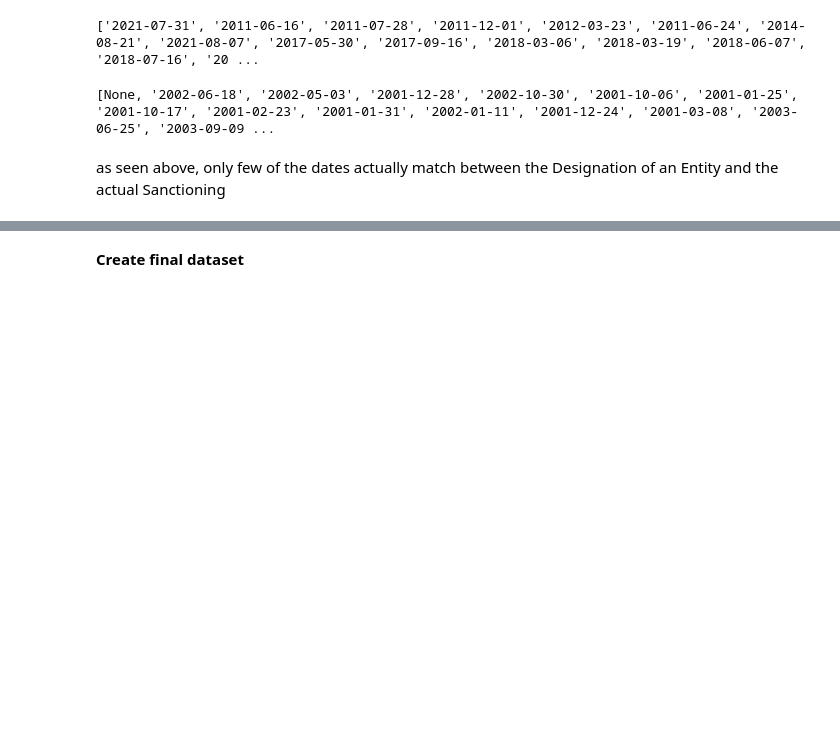
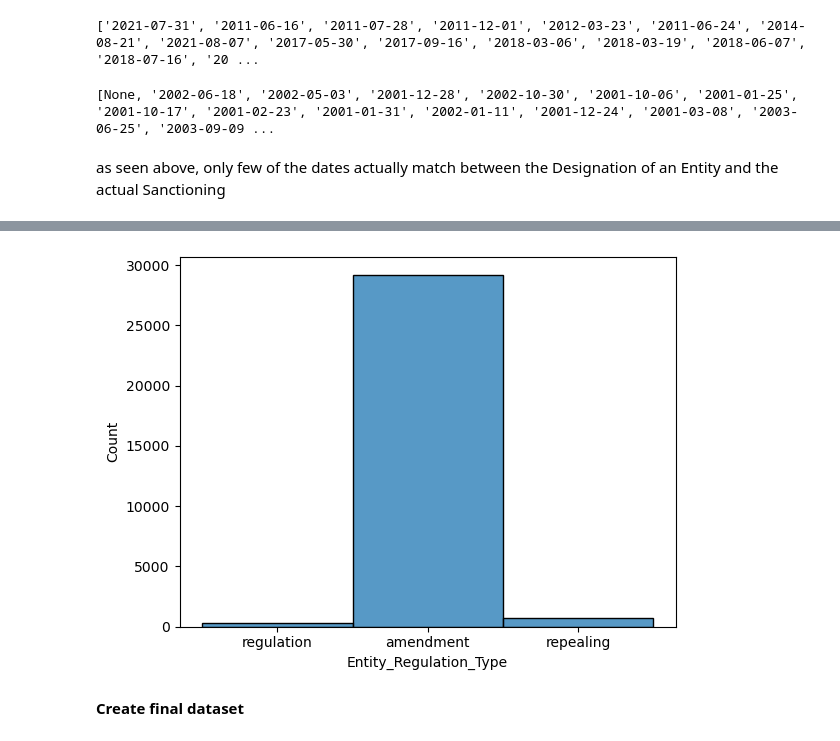
Before and after one commit to NatStrom/INSA, a Jupyter notebook: EU/EU_Sanctions.ipynb, the cells around one changed output, grey strips where cells are left out. Cells and saved outputs as stored; diff of their text form; code cells hidden in the pictures; blank space fills up the shorter version.

```diff
--- a/EU/EU_Sanctions.ipynb
+++ b/EU/EU_Sanctions.ipynb
@@ -446,3 +438,7 @@ SyntaxError: invalid syntax (3428308556.py, line 4)
+# %%
+plot4=sns.histplot(df.Entity_Regulation_Type)
+# %% [output]
+[figure, added]
 # %% [markdown]
 **Create final dataset**
 # %%
```
Also changed, not shown: parts of 9 cells of this notebook.
